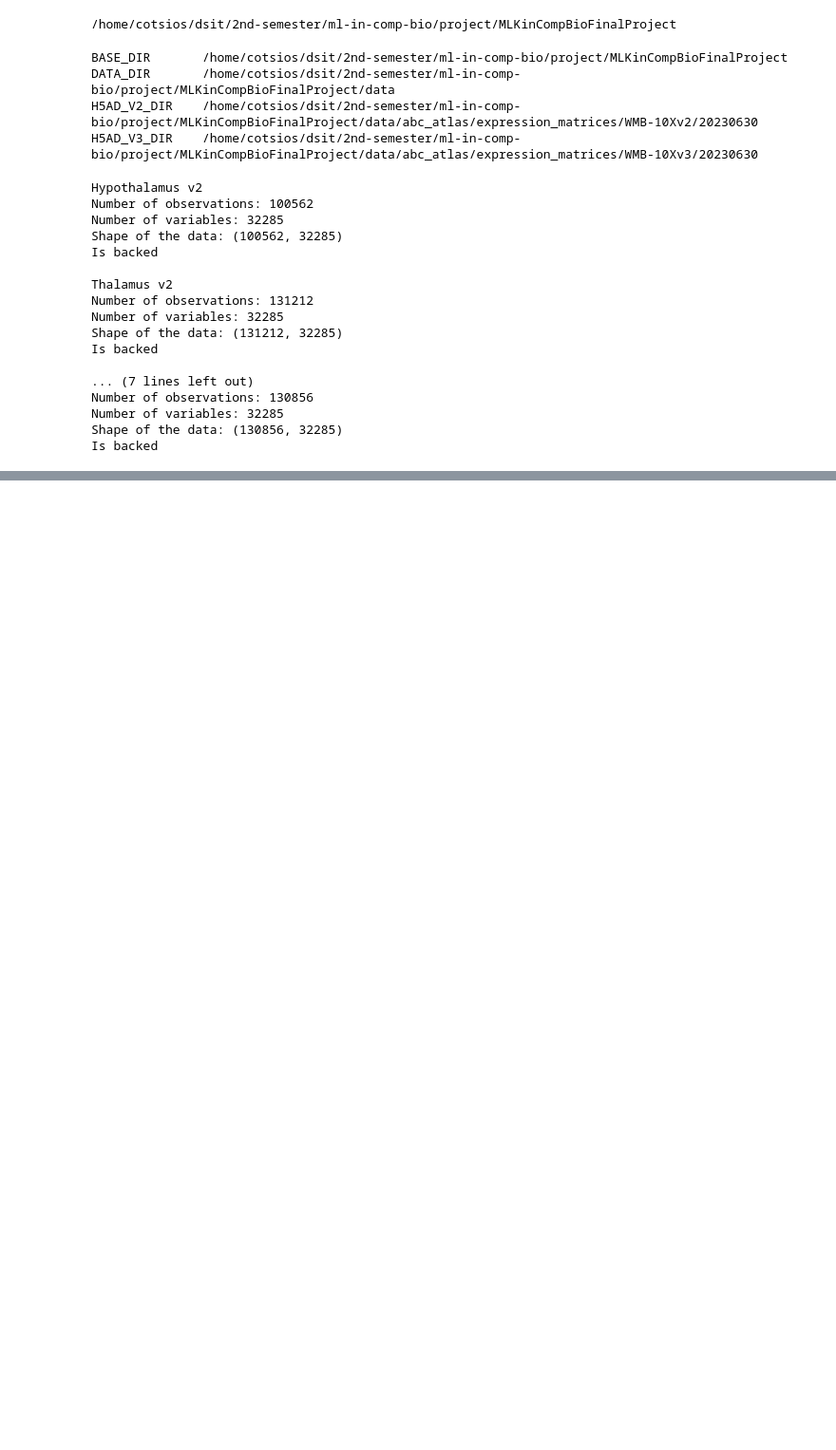
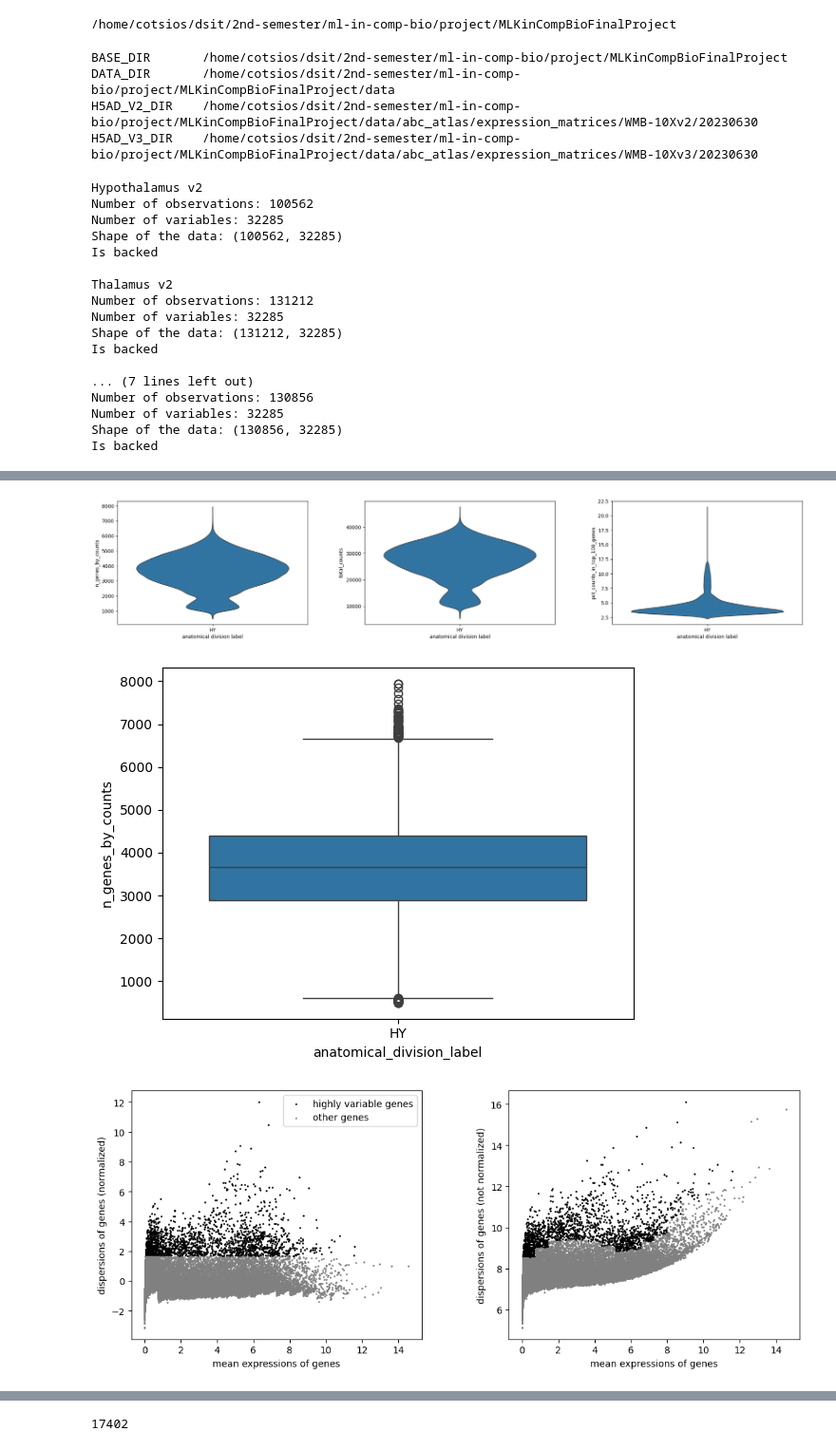
Before and after one commit to vex-me-not/MLKinCompBioFinalProject, a Jupyter notebook: notebooks/preprocessing.ipynb, the cells around one changed output, grey strips where cells are left out. Shown at 95% size. Cells and saved outputs as stored; diff of their text form; code cells hidden in the pictures; blank space fills up the shorter version.

```diff
--- a/notebooks/preprocessing.ipynb
+++ b/notebooks/preprocessing.ipynb
@@ -116,0 +127,11 @@ tsne_compare(
+# %%
+hy_v2_mem = hy_v2.to_memory()
+qc_inspect(hy_v2_mem)
+
+del hy_v2
+del hy_v2_mem
+gc.collect()
+# %% [output]
+[figure, added]
+[figure, added]
+[figure, added]
@@ -116,0 +139 @@ tsne_compare(
+17402
```
Also changed, not shown: parts of 9 cells of this notebook, 1 other file.
